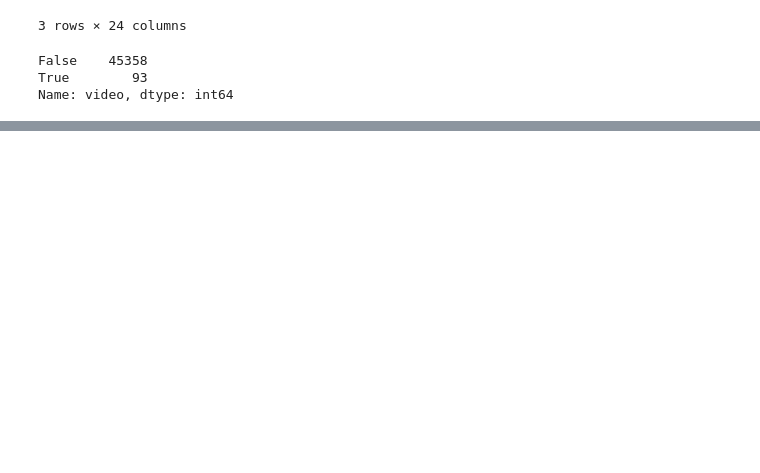
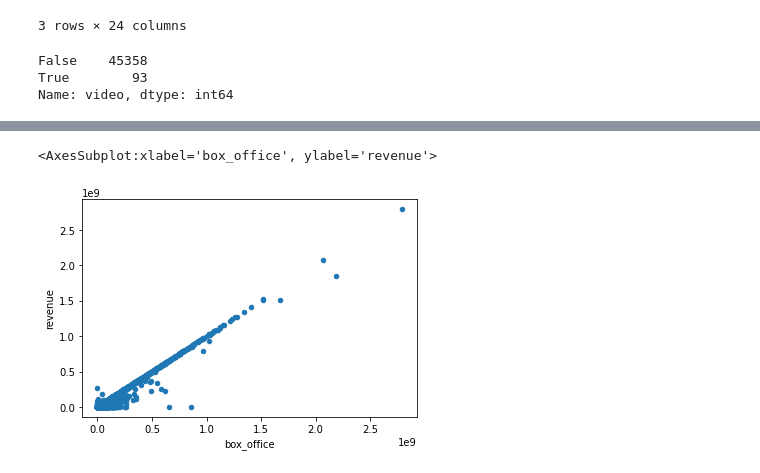
Before and after one commit to bromul/Movies-ETL, a Jupyter notebook: movie_data_ETL.ipynb, the cells around one changed output, grey strips where cells are left out. Saved outputs shown, nothing was run; the diff lists cells and outputs as text; code cells hidden in the pictures; blank space fills up the shorter version.

```diff
--- a/movie_data_ETL.ipynb
+++ b/movie_data_ETL.ipynb
@@ -629,0 +685,6 @@ ratings['timestamp'] = pd.to_datetime(ratings['timestamp'], unit='s')
+# %%
+# Use scatterplot to check for missing values in box_office/revenue
+movies_df.fillna(0).plot(x='box_office', y='revenue', kind='scatter')
+# %% [output]
+<AxesSubplot:xlabel='box_office', ylabel='revenue'>
+[figure, added]
```
Also changed, not shown: parts of 22 cells of this notebook.
